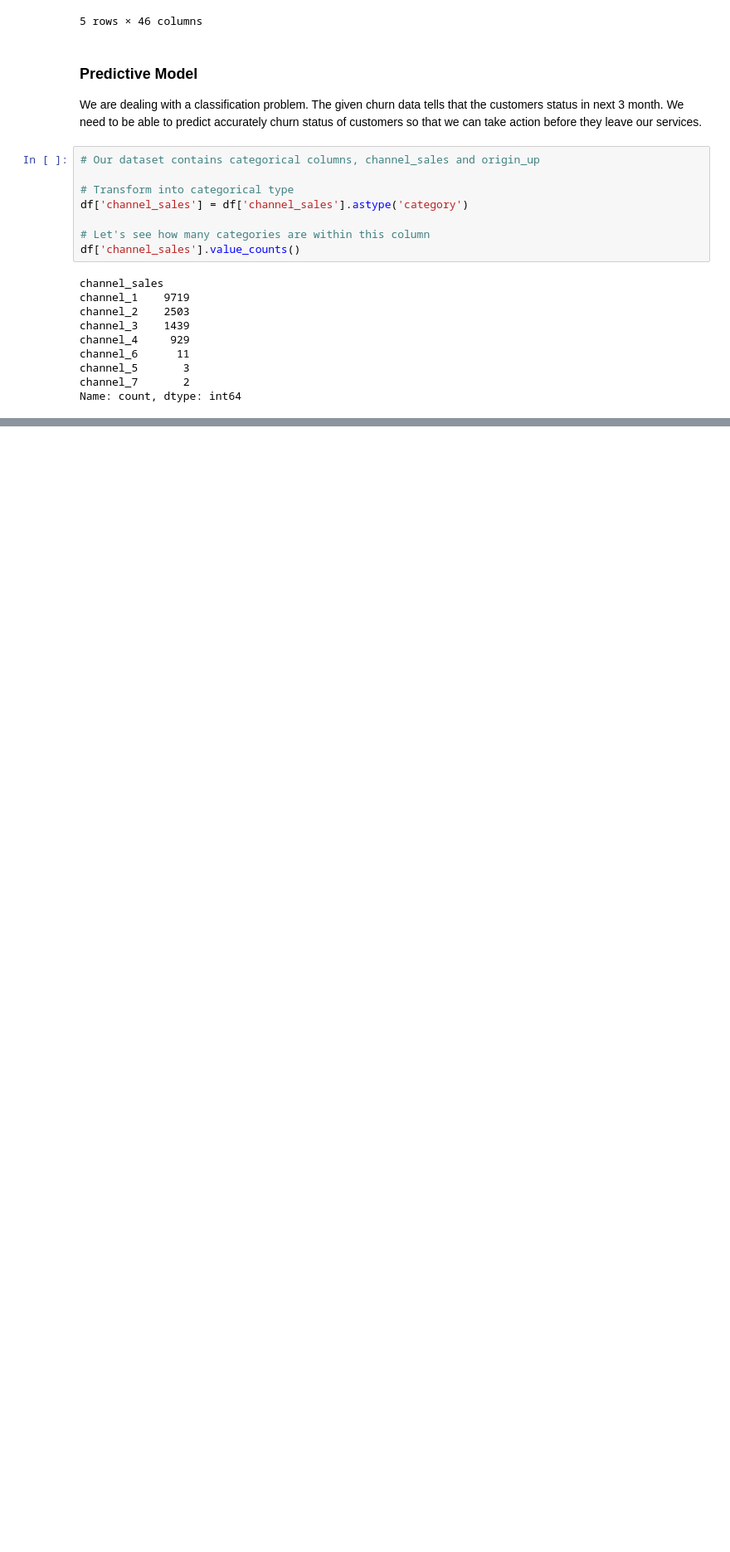
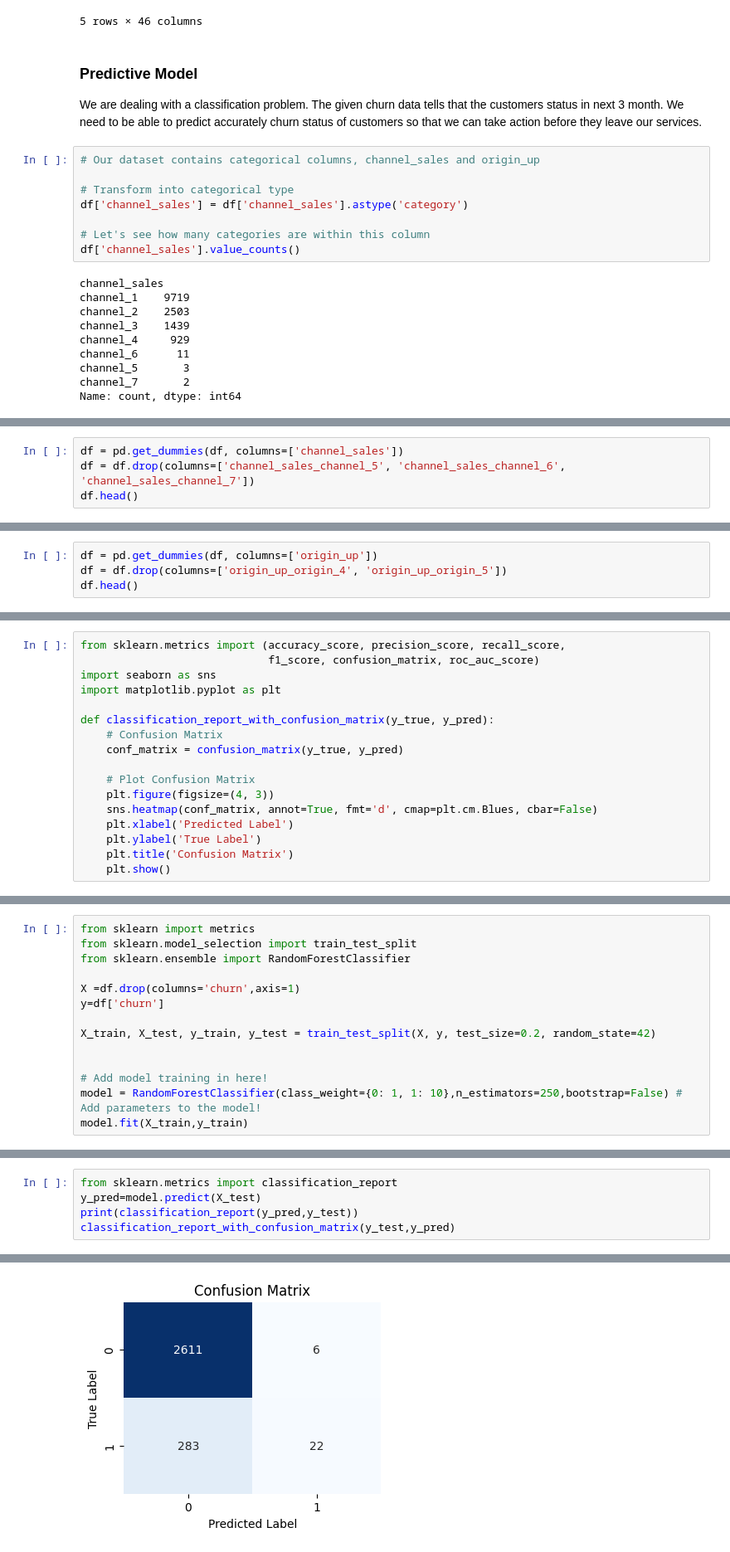
Before and after one commit to MetinUnlu/customer_churn, a Jupyter notebook: codes/predictive_model.ipynb, the cells around one changed output, grey strips where cells are left out. Shown: that part at 83% size. Saved outputs shown, nothing was run; the diff lists cells and outputs as text; blank space fills up the shorter version.

Commit message:
Predictive model update

```diff
--- a/codes/predictive_model.ipynb
+++ b/codes/predictive_model.ipynb
@@ -37,0 +40,4 @@ Name: count, dtype: int64
+# %%
+df = pd.get_dummies(df, columns=['channel_sales'])
+df = df.drop(columns=['channel_sales_channel_5', 'channel_sales_channel_6', 'channel_sales_channel_7'])
+df.head()
@@ -37,0 +68,4 @@ Name: count, dtype: int64
+# %%
+df = pd.get_dummies(df, columns=['origin_up'])
+df = df.drop(columns=['origin_up_origin_4', 'origin_up_origin_5'])
+df.head()
@@ -37,0 +80,17 @@ Name: count, dtype: int64
+# %%
+from sklearn.metrics import (accuracy_score, precision_score, recall_score,
+                             f1_score, confusion_matrix, roc_auc_score)
+import seaborn as sns
+import matplotlib.pyplot as plt
+
+def classification_report_with_confusion_matrix(y_true, y_pred):
+    # Confusion Matrix
+    conf_matrix = confusion_matrix(y_true, y_pred)
+
+    # Plot Confusion Matrix
+    plt.figure(figsize=(4, 3))
+    sns.heatmap(conf_matrix, annot=True, fmt='d', cmap=plt.cm.Blues, cbar=False)
+    plt.xlabel('Predicted Label')
+    plt.ylabel('True Label')
+    plt.title('Confusion Matrix')
+    plt.show()
@@ -37,0 +99,14 @@ Name: count, dtype: int64
+# %%
+from sklearn import metrics
+from sklearn.model_selection import train_test_split
+from sklearn.ensemble import RandomForestClassifier
+
+X =df.drop(columns='churn',axis=1)
+y=df['churn']
+
+X_train, X_test, y_train, y_test = train_test_split(X, y, test_size=0.2, random_state=42)
+
+
+# Add model training in here!
+model = RandomForestClassifier(class_weight={0: 1, 1: 10},n_estimators=250,bootstrap=False) # Add parameters to the model!
+model.fit(X_train,y_train)
@@ -37,0 +116,6 @@ Name: count, dtype: int64
+# %%
+from sklearn.metrics import classification_report
+y_pred=model.predict(X_test)
+print(classification_report(y_pred,y_test))
+classification_report_with_confusion_matrix(y_test,y_pred)
+# %% [output]
@@ -37,0 +137 @@ Name: count, dtype: int64
+[figure, added]
```
Also changed, not shown: parts of 15 cells of this notebook, 2 other files.
